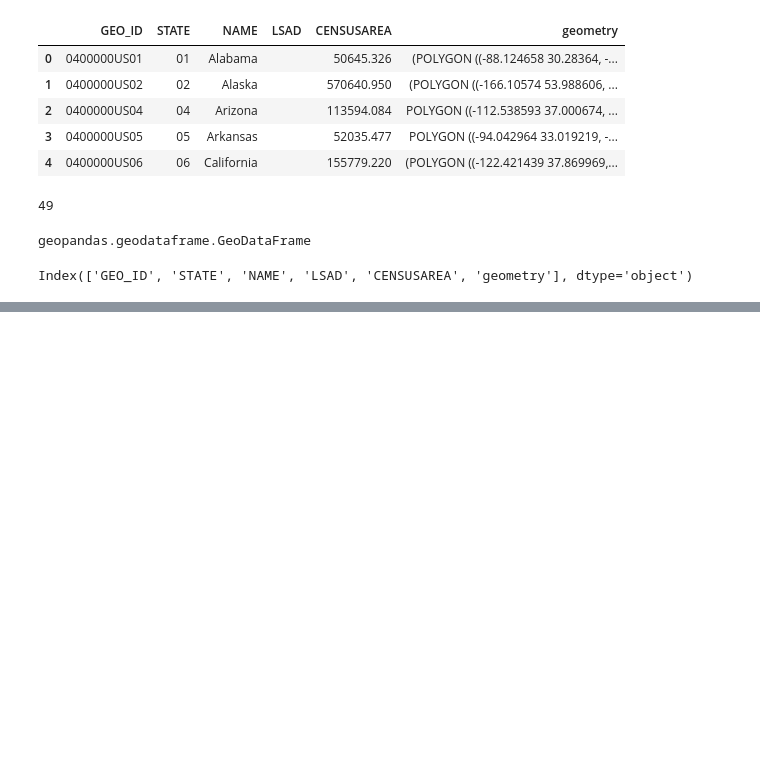
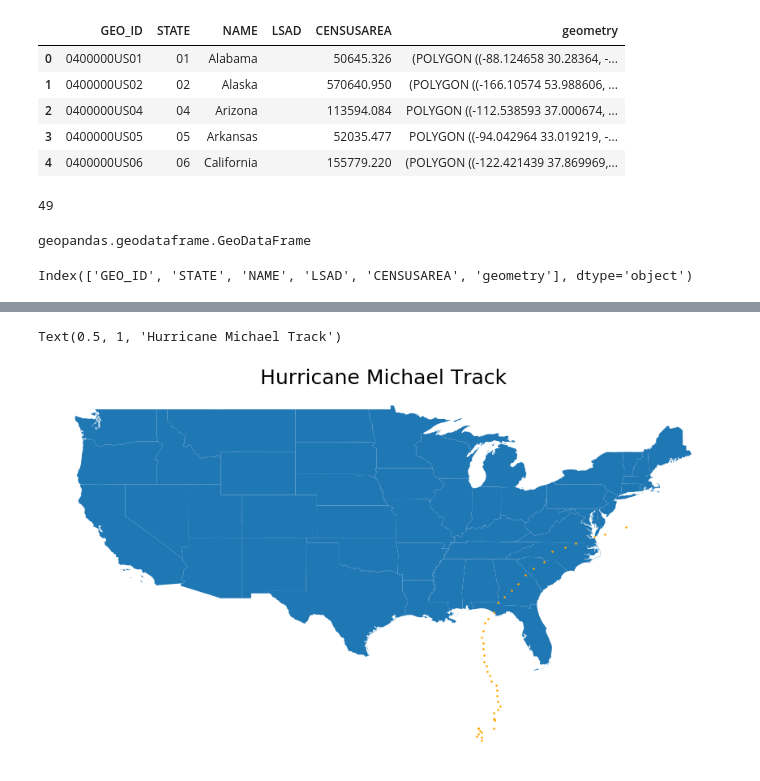
Before and after one commit to CodeLearningResources/mblaine, a Jupyter notebook: DataAcquisition/mblaine_Hurricane_Michael.ipynb, the cells around one changed output, grey strips where cells are left out. Drawn from its saved outputs; the diff is of its cells as text; code cells hidden in the pictures; blank space fills up the shorter version.

```diff
--- a/DataAcquisition/mblaine_Hurricane_Michael.ipynb
+++ b/DataAcquisition/mblaine_Hurricane_Michael.ipynb
@@ -81,0 +236,17 @@ michaeldf.head()
+# %%
+fig, ax = plt.subplots(1, figsize=(15,10))
+
+#this is the map
+basemap = map48.plot(ax=ax)
+
+#plot coordinates on top of map graph
+map_michael_geodf.plot(ax=basemap, color='orange', marker=".", markersize=10)
+
+#take off axis numbers
+ax.axis('off')
+
+#put title on map
+ax.set_title("Hurricane Michael Track", fontsize=25, fontweight=3)
+# %% [output]
+Text(0.5, 1, 'Hurricane Michael Track')
+[figure, added]
```
Also changed, not shown: parts of 21 cells of this notebook, 1 other file.
